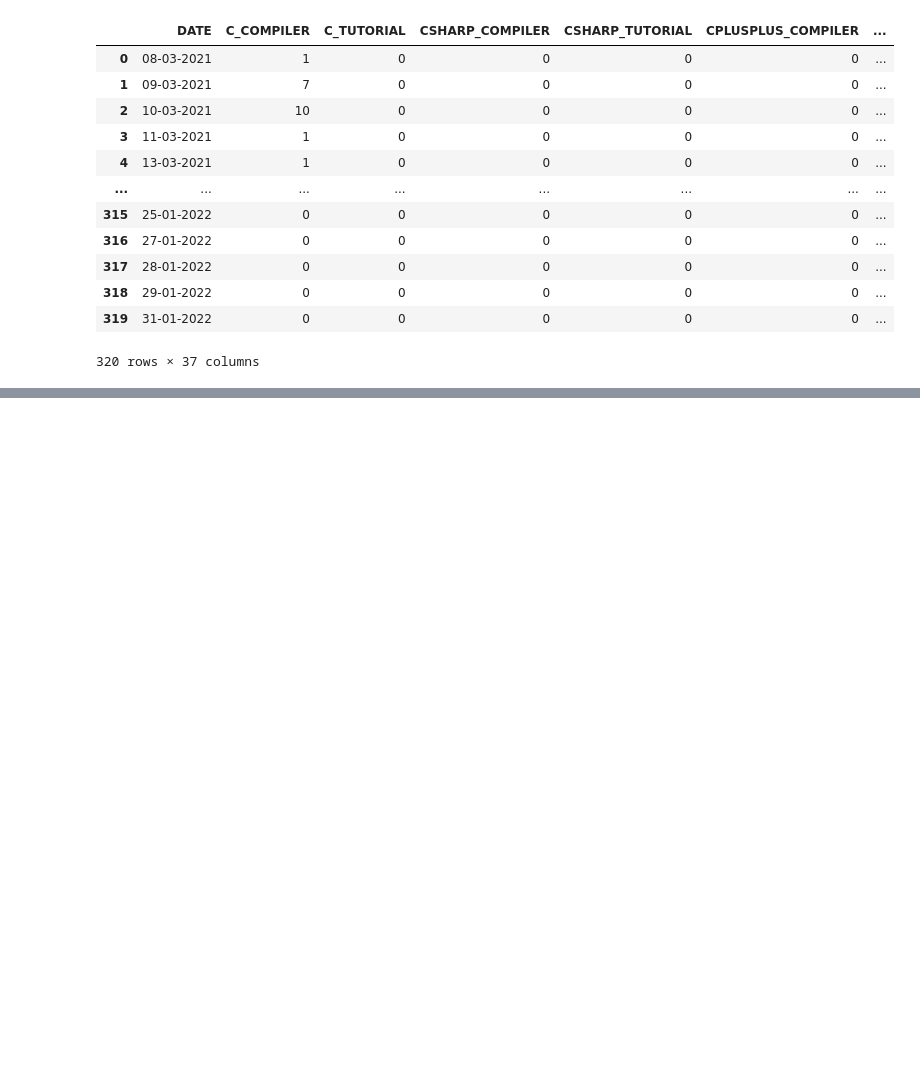
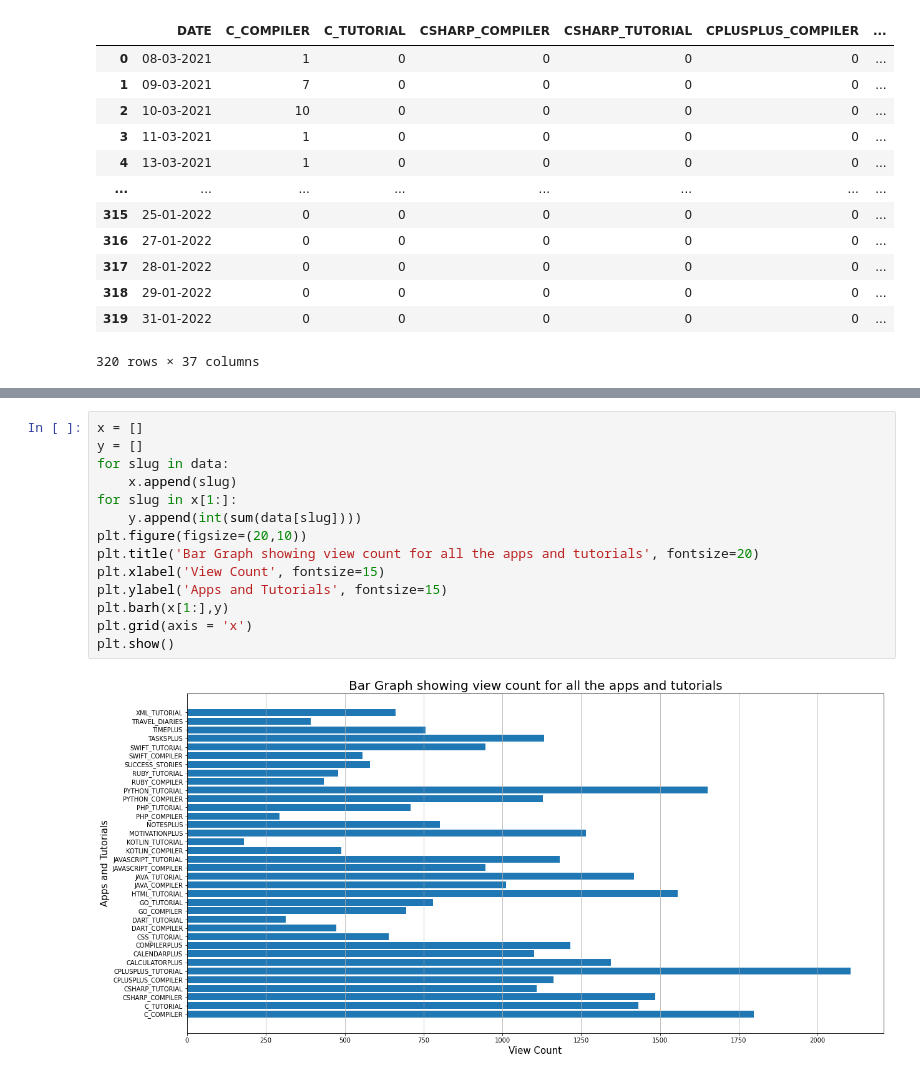
Before and after one commit to PrajjwalPathak/One-Percent-Projects, a Jupyter notebook: Data_Analysis/CDM_App_Date_Google.ipynb, the cells around one changed output, grey strips where cells are left out. Cells and saved outputs as stored; diff of their text form; blank space fills up the shorter version.

Commit message:
Updated Console Digital Marketing App Date Google data analysis

```diff
--- a/Data_Analysis/CDM_App_Date_Google.ipynb
+++ b/Data_Analysis/CDM_App_Date_Google.ipynb
@@ -36,0 +24,16 @@ plt.show()
+# %%
+x = []
+y = []
+for slug in data:
+    x.append(slug)
+for slug in x[1:]:
+    y.append(int(sum(data[slug])))
+plt.figure(figsize=(20,10))
+plt.title('Bar Graph showing view count for all the apps and tutorials', fontsize=20)
+plt.xlabel('View Count', fontsize=15)
+plt.ylabel('Apps and Tutorials', fontsize=15)
+plt.barh(x[1:],y)
+plt.grid(axis = 'x')
+plt.show()
+# %% [output]
+[figure, added]
```
Also changed, not shown: parts of 2 cells of this notebook.
